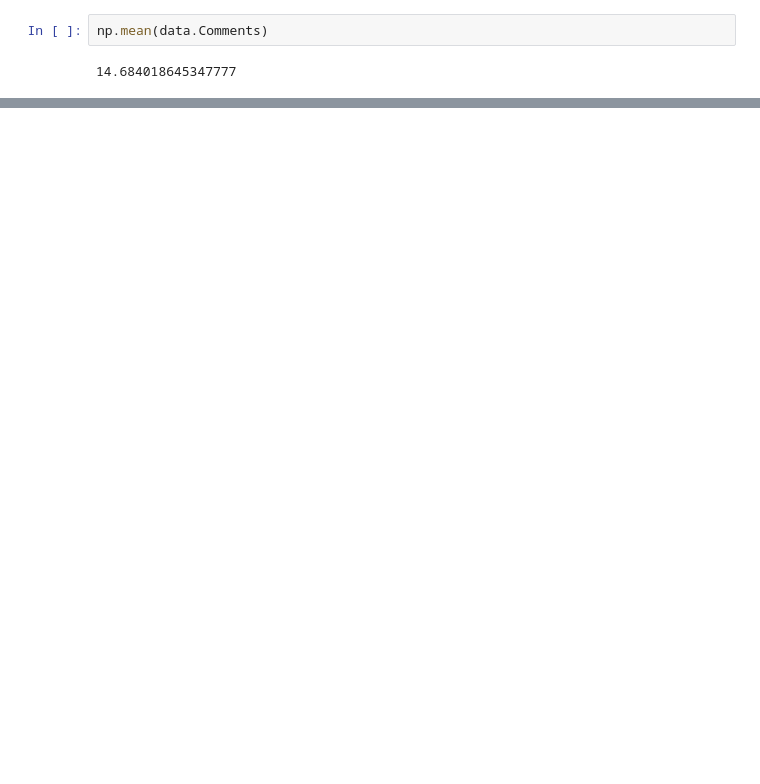
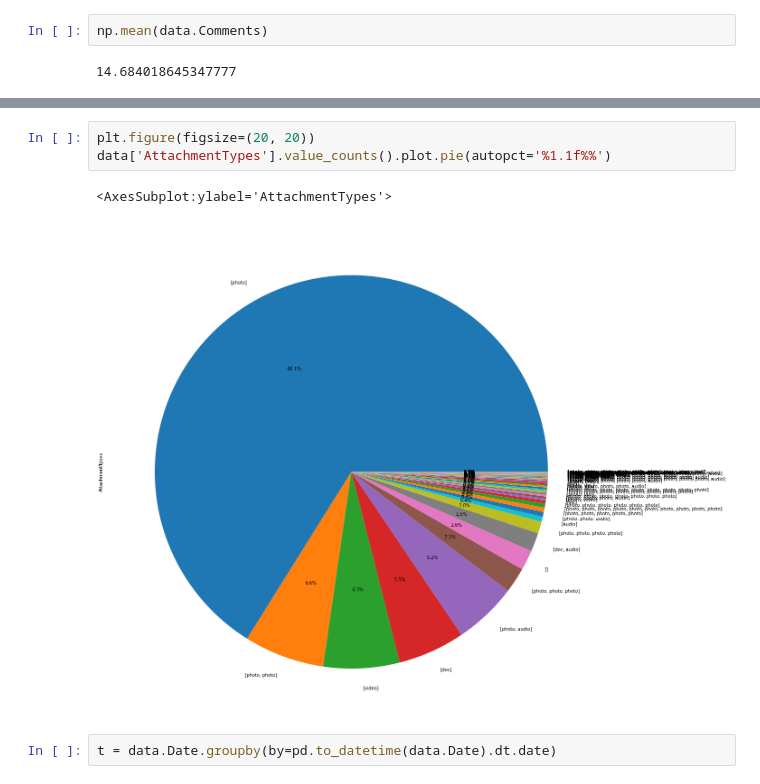
Before and after one commit to prekel/MSO, a Jupyter notebook: Lab01/memeblog.ipynb, the cells around one changed output, grey strips where cells are left out. Saved outputs shown, nothing was run; the diff lists cells and outputs as text; blank space fills up the shorter version.

```diff
--- a/Lab01/memeblog.ipynb
+++ b/Lab01/memeblog.ipynb
@@ -30,0 +37,8 @@ np.mean(data.Comments)
+# %%
+plt.figure(figsize=(20, 20))
+data['AttachmentTypes'].value_counts().plot.pie(autopct='%1.1f%%')
+# %% [output]
+<AxesSubplot:ylabel='AttachmentTypes'>
+[figure, added]
+# %%
+t = data.Date.groupby(by=pd.to_datetime(data.Date).dt.date)
```
Also changed, not shown: parts of 7 cells of this notebook.
